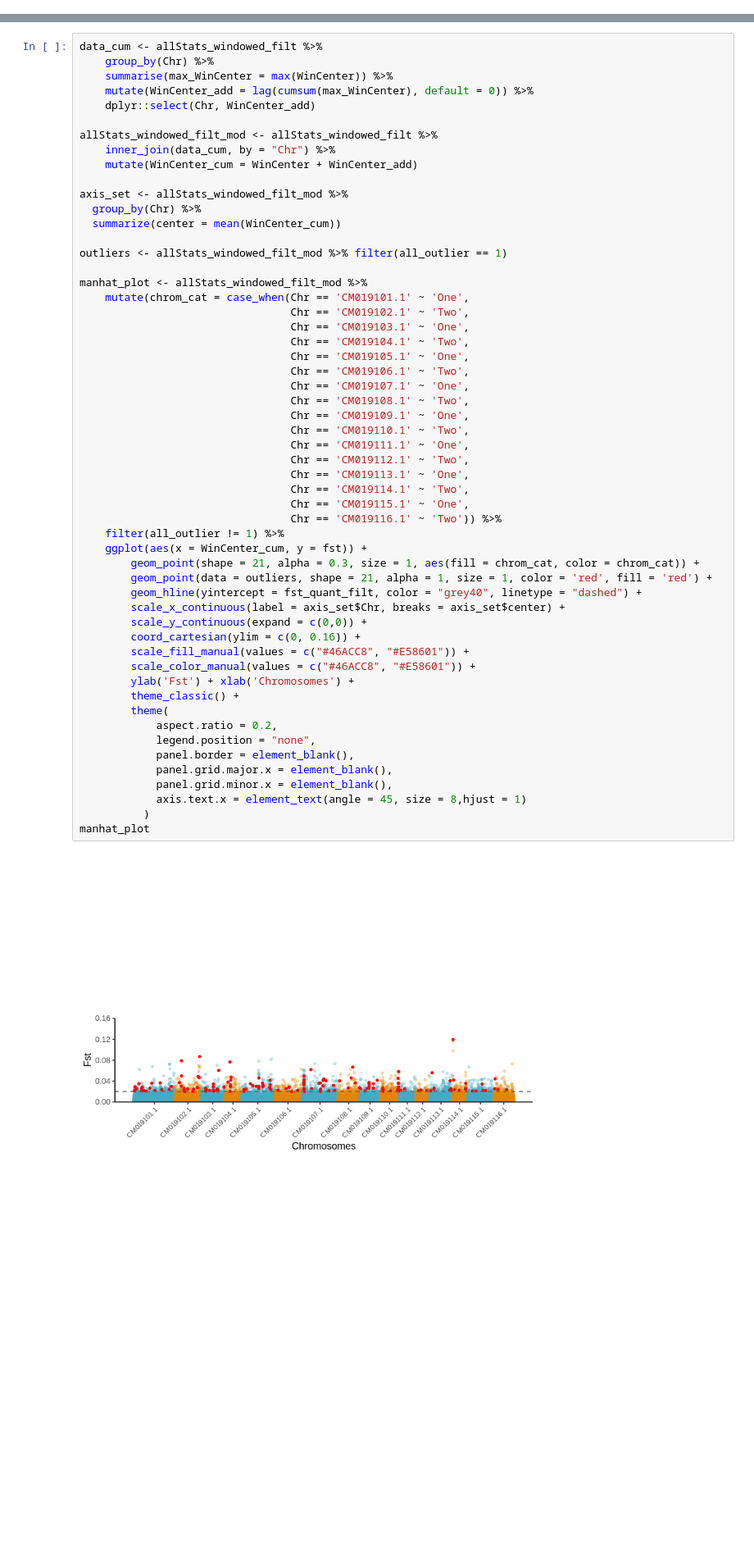
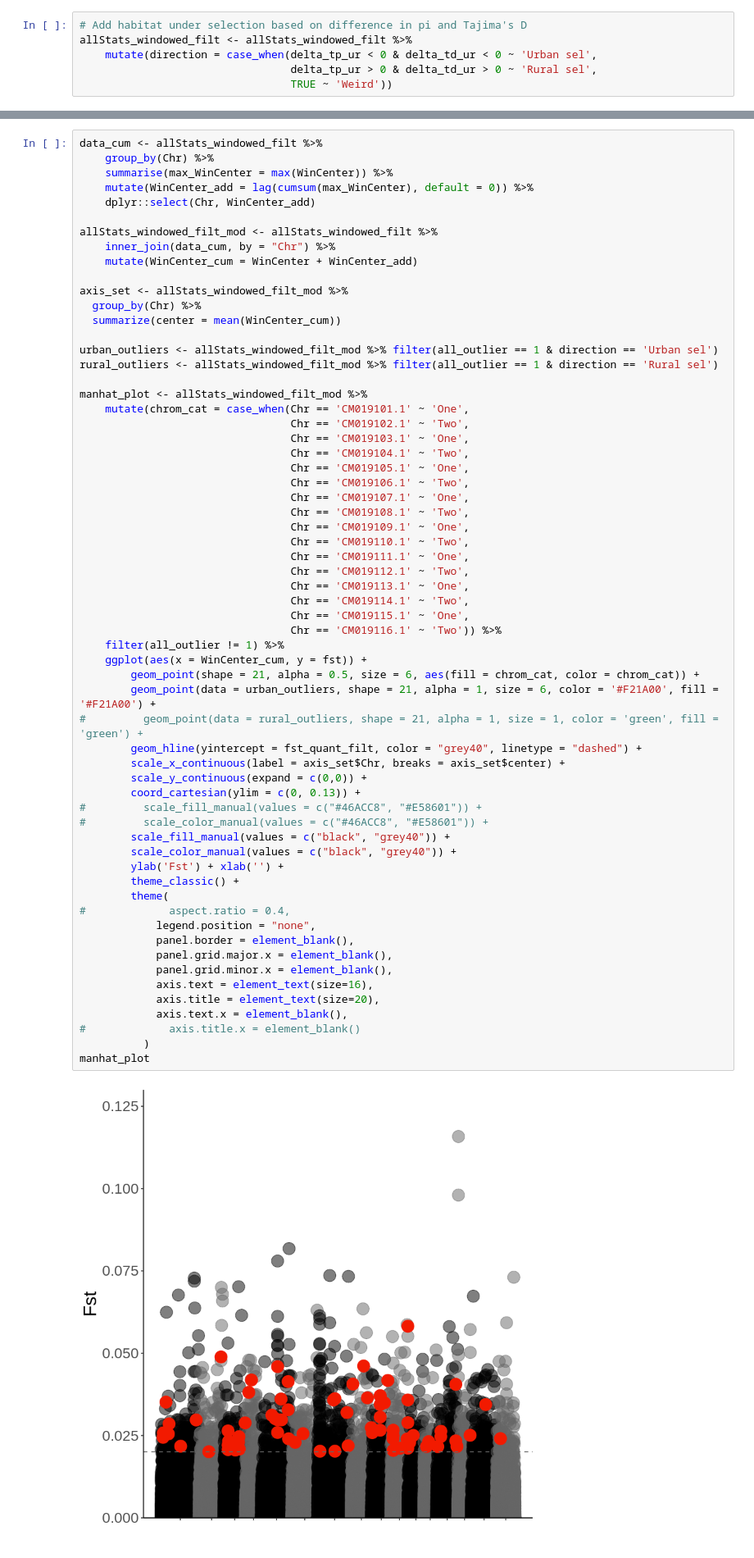
Before and after one commit to James-S-Santangelo/toronto_gwsd, a Jupyter notebook: notebooks/outlier_test.r.ipynb, the cells around one changed output, grey strips where cells are left out. Shown at 82% size. Cells and saved outputs as stored; diff of their text form; blank space fills up the shorter version.

```diff
--- a/notebooks/outlier_test.r.ipynb
+++ b/notebooks/outlier_test.r.ipynb
@@ -244,4 +220,10 @@ A grouped_df: 8 × 4
 | 1 | 0 | 1 | 280 |
 | 1 | 1 | 0 | 57 |
 | 1 | 1 | 1 | 162 |
+# %%
+# Add habitat under selection based on difference in pi and Tajima's D
+allStats_windowed_filt <- allStats_windowed_filt %>%
+    mutate(direction = case_when(delta_tp_ur < 0 & delta_td_ur < 0 ~ 'Urban sel',
+                                 delta_tp_ur > 0 & delta_td_ur > 0 ~ 'Rural sel',
+                                 TRUE ~ 'Weird'))
 # %%
@@ -271,45 +250,52 @@ axis_set <- allStats_windowed_filt_mod %>%
   group_by(Chr) %>%
   summarize(center = mean(WinCenter_cum))
 
-outliers <- allStats_windowed_filt_mod %>% filter(all_outlier == 1)
+urban_outliers <- allStats_windowed_filt_mod %>% filter(all_outlier == 1 & direction == 'Urban sel')
+rural_outliers <- allStats_windowed_filt_mod %>% filter(all_outlier == 1 & direction == 'Rural sel')
 
 manhat_plot <- allStats_windowed_filt_mod %>%
     mutate(chrom_cat = case_when(Chr == 'CM019101.1' ~ 'One',
                                  Chr == 'CM019102.1' ~ 'Two',
                                  Chr == 'CM019103.1' ~ 'One',
                                  Chr == 'CM019104.1' ~ 'Two',
                                  Chr == 'CM019105.1' ~ 'One',
                                  Chr == 'CM019106.1' ~ 'Two',
                                  Chr == 'CM019107.1' ~ 'One',
                                  Chr == 'CM019108.1' ~ 'Two',
                                  Chr == 'CM019109.1' ~ 'One',
                                  Chr == 'CM019110.1' ~ 'Two',
                                  Chr == 'CM019111.1' ~ 'One',
                                  Chr == 'CM019112.1' ~ 'Two',
                                  Chr == 'CM019113.1' ~ 'One',
                                  Chr == 'CM019114.1' ~ 'Two',
                                  Chr == 'CM019115.1' ~ 'One',
                                  Chr == 'CM019116.1' ~ 'Two')) %>%
     filter(all_outlier != 1) %>%
     ggplot(aes(x = WinCenter_cum, y = fst)) +
-        geom_point(shape = 21, alpha = 0.3, size = 1, aes(fill = chrom_cat, color = chrom_cat)) +
-        geom_point(data = outliers, shape = 21, alpha = 1, size = 1, color = 'red', fill = 'red') +
+        geom_point(shape = 21, alpha = 0.5, size = 6, aes(fill = chrom_cat, color = chrom_cat)) +
+        geom_point(data = urban_outliers, shape = 21, alpha = 1, size = 6, color = '#F21A00', fill = '#F21A00') +
+#         geom_point(data = rural_outliers, shape = 21, alpha = 1, size = 1, color = 'green', fill = 'green') +
         geom_hline(yintercept = fst_quant_filt, color = "grey40", linetype = "dashed") +
         scale_x_continuous(label = axis_set$Chr, breaks = axis_set$center) +
         scale_y_continuous(expand = c(0,0)) +
-        coord_cartesian(ylim = c(0, 0.16)) +
-        scale_fill_manual(values = c("#46ACC8", "#E58601")) +
-        scale_color_manual(values = c("#46ACC8", "#E58601")) +
-        ylab('Fst') + xlab('Chromosomes') +
+        coord_cartesian(ylim = c(0, 0.13)) +
+#         scale_fill_manual(values = c("#46ACC8", "#E58601")) +
+#         scale_color_manual(values = c("#46ACC8", "#E58601")) +
+        scale_fill_manual(values = c("black", "grey40")) +
+        scale_color_manual(values = c("black", "grey40")) +
+        ylab('Fst') + xlab('') +
         theme_classic() +
         theme(
-            aspect.ratio = 0.2,
+#             aspect.ratio = 0.4,
             legend.position = "none",
             panel.border = element_blank(),
             panel.grid.major.x = element_blank(),
             panel.grid.minor.x = element_blank(),
-            axis.text.x = element_text(angle = 45, size = 8,hjust = 1)
+            axis.text = element_text(size=16),
+            axis.title = element_text(size=20),
+            axis.text.x = element_blank(),
+#             axis.title.x = element_blank()
           )
 manhat_plot
 # %% [output]
-[figure, old version]
+[figure, new version]
```
Also changed, not shown: parts of 50 cells of this notebook, 1 other file.
